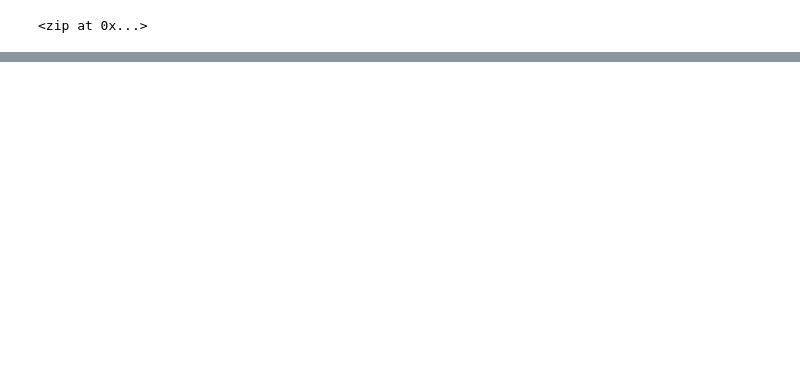
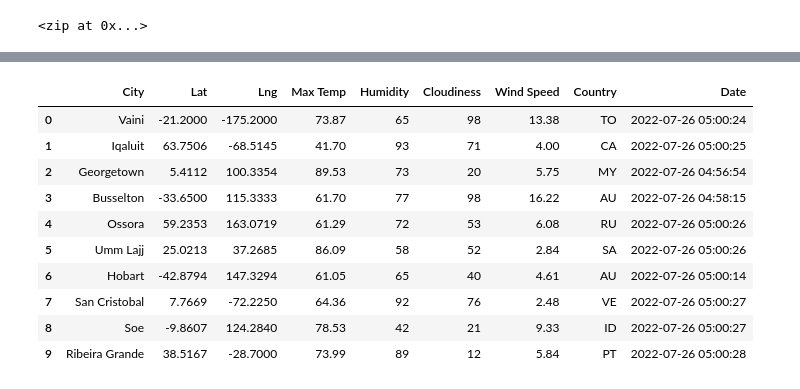
Before and after one commit to arosario86/World_Weather_Analysis, a Jupyter notebook: WeatherPy.ipynb, the cells around one changed output, grey strips where cells are left out. Drawn from its saved outputs; the diff is of its cells as text; code cells hidden in the pictures; blank space fills up the shorter version.

```diff
--- a/WeatherPy.ipynb
+++ b/WeatherPy.ipynb
@@ -54,0 +61,4 @@ len(cities)
+# %%
+# Starting URL for Weather Map API Call.
+url = "http://api.openweathermap.org/data/2.5/weather?units=Imperial&APPID=" + weather_api_key
+print(url)
@@ -54,0 +152,16 @@ len(cities)
+# %%
+# Convert the array of dictionaries to a Pandas DataFrame.
+city_data_df = pd.DataFrame(city_data)
+city_data_df.head(10)
+# %% [output]
+|  | City | Lat | Lng | Max Temp | Humidity | Cloudiness | Wind Speed | Country | Date |
+| 0 | Vaini | -21.2000 | -175.2000 | 73.87 | 65 | 98 | 13.38 | TO | 2022-07-26 05:00:24 |
+| 1 | Iqaluit | 63.7506 | -68.5145 | 41.70 | 93 | 71 | 4.00 | CA | 2022-07-26 05:00:25 |
+| 2 | Georgetown | 5.4112 | 100.3354 | 89.53 | 73 | 20 | 5.75 | MY | 2022-07-26 04:56:54 |
+| 3 | Busselton | -33.6500 | 115.3333 | 61.70 | 77 | 98 | 16.22 | AU | 2022-07-26 04:58:15 |
+| 4 | Ossora | 59.2353 | 163.0719 | 61.29 | 72 | 53 | 6.08 | RU | 2022-07-26 05:00:26 |
+| 5 | Umm Lajj | 25.0213 | 37.2685 | 86.09 | 58 | 52 | 2.84 | SA | 2022-07-26 05:00:26 |
+| 6 | Hobart | -42.8794 | 147.3294 | 61.05 | 65 | 40 | 4.61 | AU | 2022-07-26 05:00:14 |
+| 7 | San Cristobal | 7.7669 | -72.2250 | 64.36 | 92 | 76 | 2.48 | VE | 2022-07-26 05:00:27 |
+| 8 | Soe | -9.8607 | 124.2840 | 78.53 | 42 | 21 | 9.33 | ID | 2022-07-26 05:00:27 |
+| 9 | Ribeira Grande | 38.5167 | -28.7000 | 73.99 | 89 | 12 | 5.84 | PT | 2022-07-26 05:00:28 |
```
Also changed, not shown: parts of 8 cells of this notebook.
